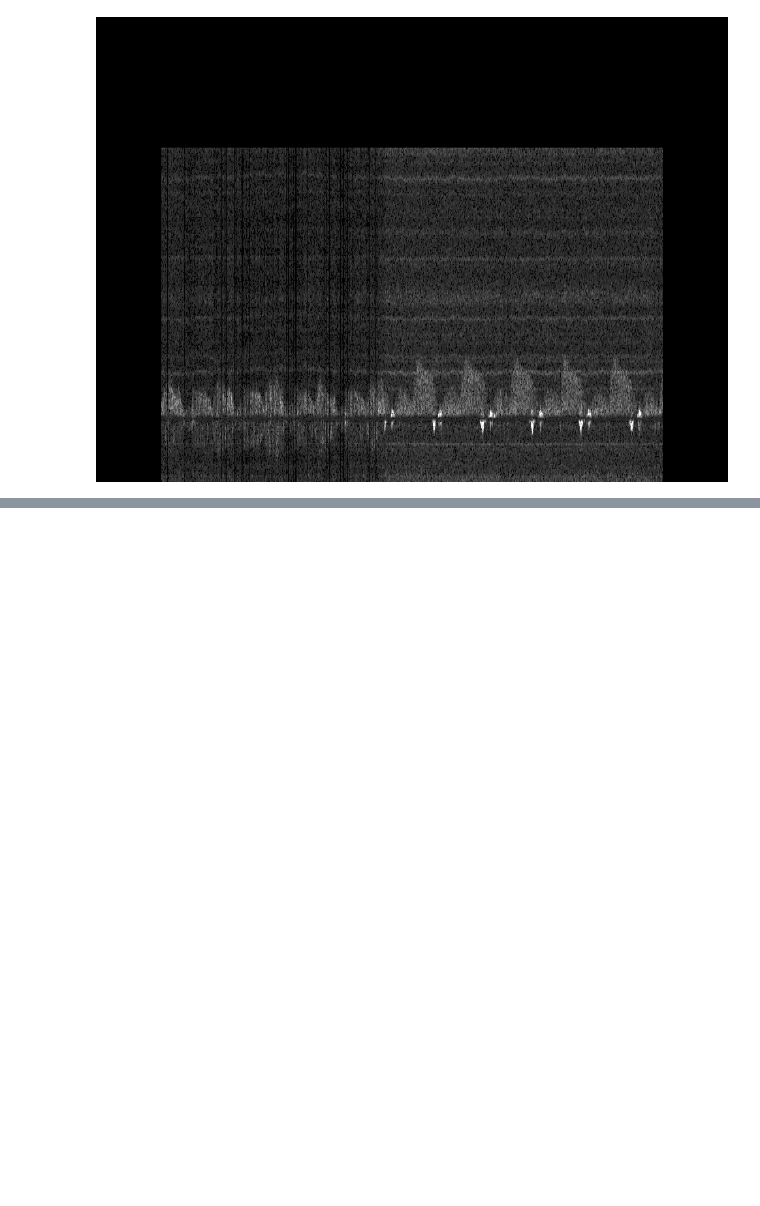
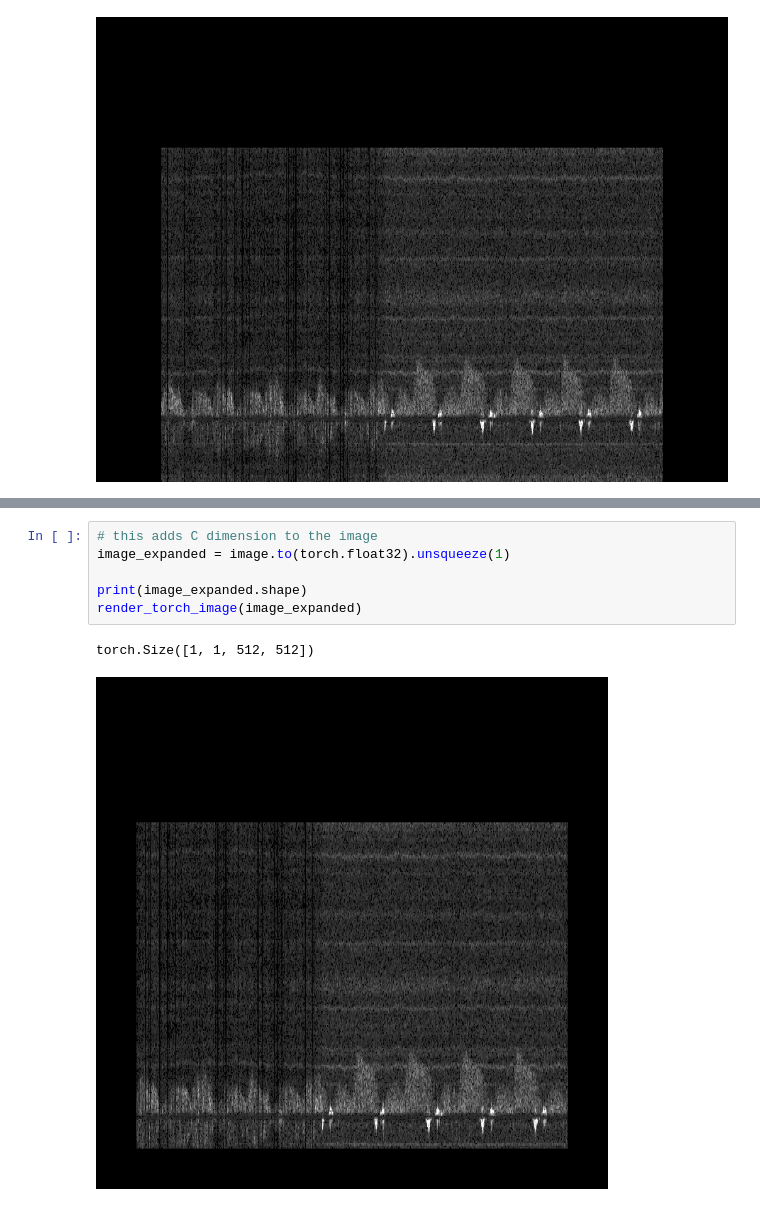
Before and after one commit to mshunshin/scantensus-sdy, a Jupyter notebook: experiments/fetch_labels.ipynb, the cells around one changed output, grey strips where cells are left out. Cells and saved outputs as stored; diff of their text form; blank space fills up the shorter version.

```diff
--- a/experiments/fetch_labels.ipynb
+++ b/experiments/fetch_labels.ipynb
@@ -145,0 +206,9 @@ image
+# %%
+# this adds C dimension to the image
+image_expanded = image.to(torch.float32).unsqueeze(1)
+
+print(image_expanded.shape)
+render_torch_image(image_expanded)
+# %% [output]
+torch.Size([1, 1, 512, 512])
+[figure, added]
```
Also changed, not shown: parts of 12 cells of this notebook, 5 other files.
